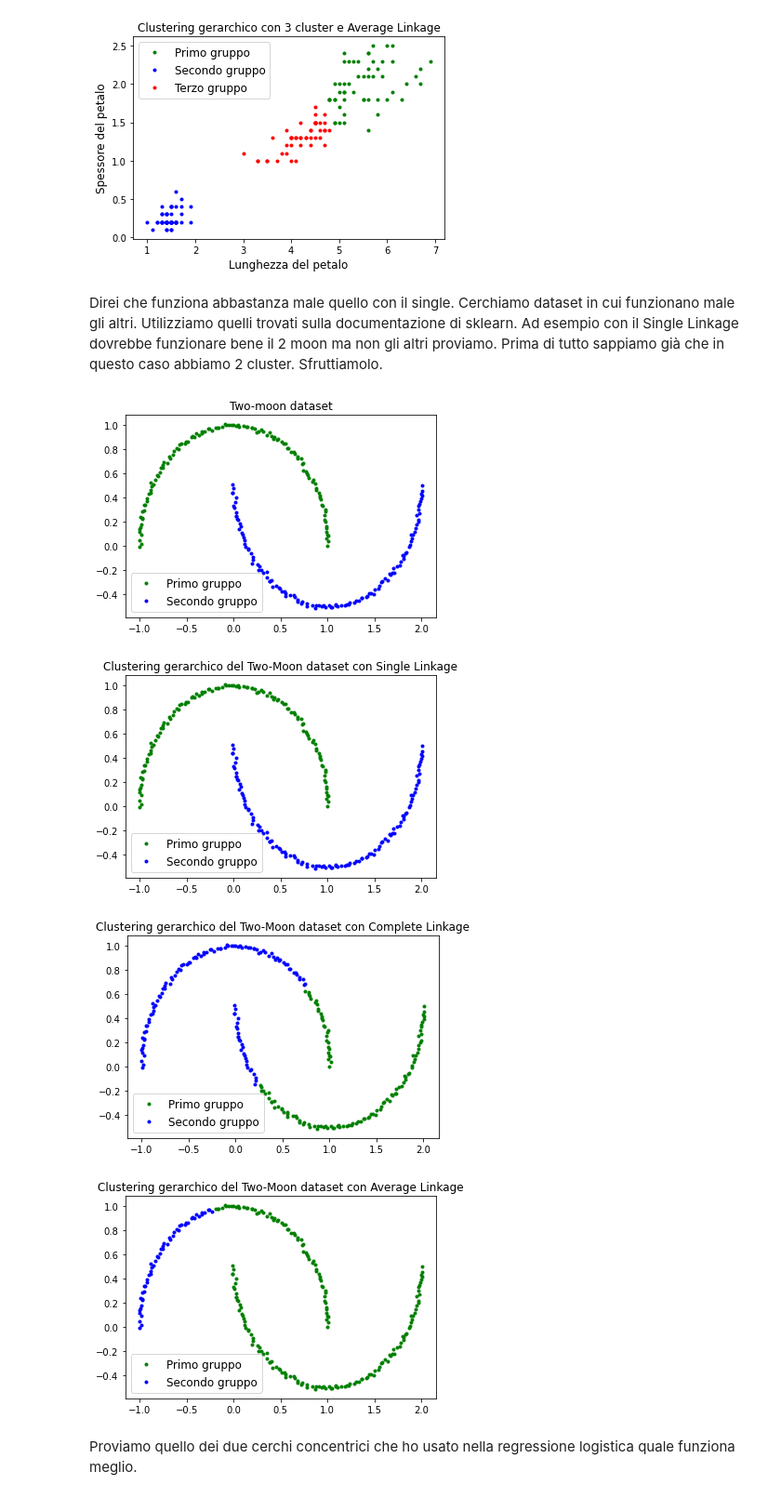
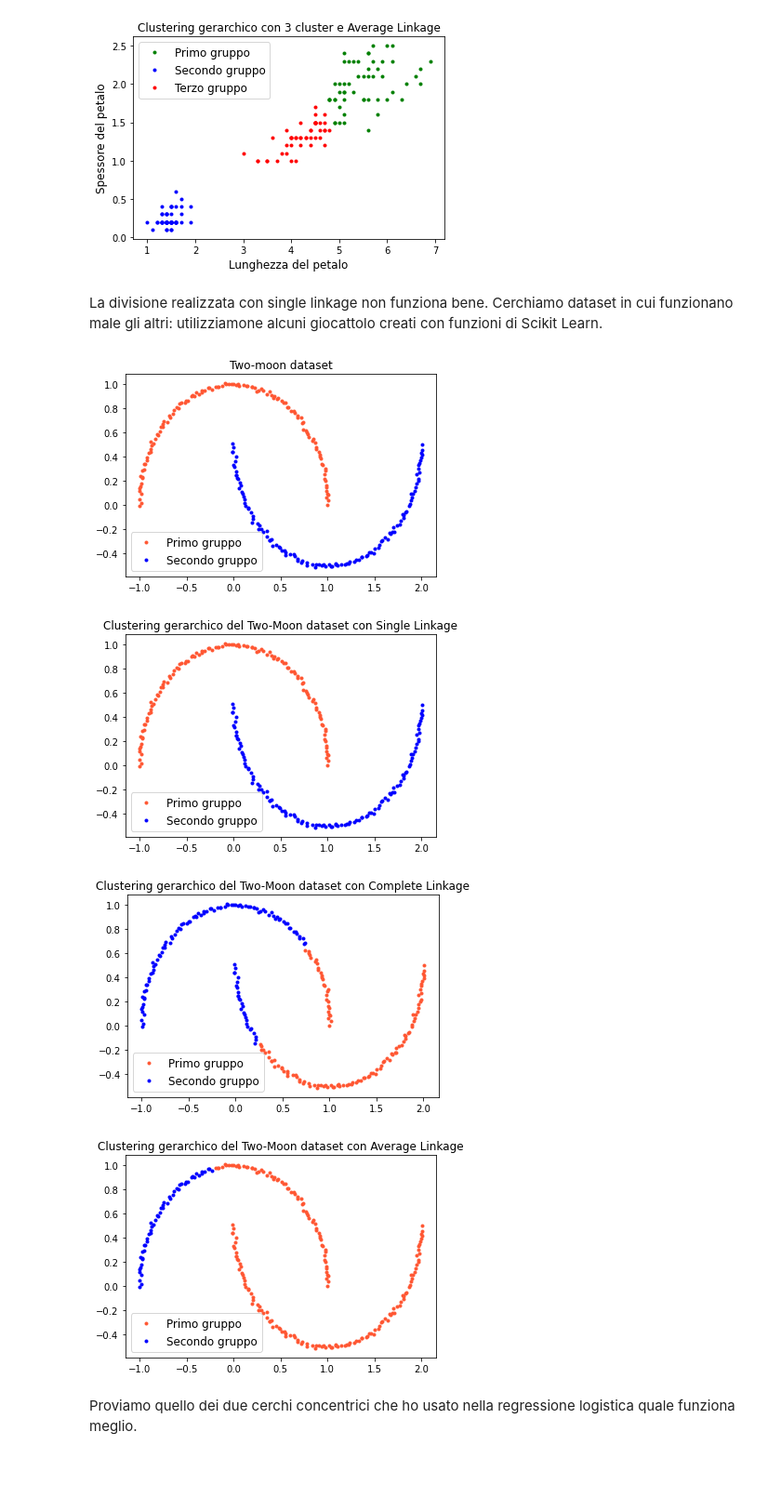
Before and after one commit to dcapelli02/Percorso-di-Eccellenza, a Jupyter notebook: Clustering PEM esempi di implementazione.ipynb, the cells around one changed output. Shown at 93% size. Cells and saved outputs as stored; diff of their text form; code cells hidden in the pictures; blank space fills up the shorter version.

```diff
--- a/Clustering PEM esempi di implementazione.ipynb
+++ b/Clustering PEM esempi di implementazione.ipynb
@@ -360,7 +343,7 @@ plt.show()
 # %% [output]
 [figure]
 # %% [markdown]
-Direi che funziona abbastanza male quello con il single. Cerchiamo dataset in cui funzionano male gli altri. Utilizziamo quelli trovati sulla documentazione di sklearn. Ad esempio con il Single Linkage dovrebbe funzionare bene il 2 moon ma non gli altri proviamo. Prima di tutto sappiamo già che in questo caso abbiamo 2 cluster. Sfruttiamolo.
+La divisione realizzata con single linkage non funziona bene. Cerchiamo dataset in cui funzionano male gli altri: utilizziamone alcuni giocattolo creati con funzioni di Scikit Learn.
 # %%
 from sklearn.datasets import make_moons
 
@@ -369,14 +352,14 @@ X_moon, y_moon = make_moons(n_samples=250, noise=0.01, random_state=0)
 # Visualizzazione grafica del dataset
 plt.figure()
 plt.title("Two-moon dataset")
-plt.plot(X_moon[:, 0][y_moon == 0], X_moon[:, 1][y_moon == 0], "g.", label="Primo gruppo")
+plt.plot(X_moon[:, 0][y_moon == 0], X_moon[:, 1][y_moon == 0], ".", color = '#FF5733', label="Primo gruppo")
 plt.plot(X_moon[:, 0][y_moon == 1], X_moon[:, 1][y_moon == 1], "b.", label="Secondo gruppo")
 #plt.xlabel("Petal length", fontsize=14)
 #plt.ylabel("Petal width", fontsize=14)
 plt.legend(loc="best", fontsize=12)
 plt.show()
 # %% [output]
-[figure, old version]
+[figure, new version]
 # %%
 y_moon_single = AgglomerativeClustering(#distance_threshold = 0,
                                              n_clusters = 2,
@@ -385,14 +368,14 @@ y_moon_single = AgglomerativeClustering(#distance_threshold = 0,
 # Proviamo a visualizzare graficamente come esce
 plt.figure()
 plt.title("Clustering gerarchico del Two-Moon dataset con Single Linkage")
-plt.plot(X_moon[:, 0][y_moon_single == 0], X_moon[:, 1][y_moon_single == 0], "g.", label="Primo gruppo")
+plt.plot(X_moon[:, 0][y_moon_single == 0], X_moon[:, 1][y_moon_single == 0], ".", color = '#FF5733', label="Primo gruppo")
 plt.plot(X_moon[:, 0][y_moon_single == 1], X_moon[:, 1][y_moon_single == 1], "b.", label="Secondo gruppo")
 #plt.xlabel("Petal length", fontsize=14)
 #plt.ylabel("Petal width", fontsize=14)
 plt.legend(loc="best", fontsize=12)
 plt.show()
 # %% [output]
-[figure, old version]
+[figure, new version]
 # %%
 y_moon_comp = AgglomerativeClustering(#distance_threshold = 0,
                                              n_clusters = 2,
@@ -401,30 +384,30 @@ y_moon_comp = AgglomerativeClustering(#distance_threshold = 0,
 # Proviamo a visualizzare graficamente come esce
 plt.figure()
 plt.title("Clustering gerarchico del Two-Moon dataset con Complete Linkage")
-plt.plot(X_moon[:, 0][y_moon_comp == 0], X_moon[:, 1][y_moon_comp == 0], "g.", label="Primo gruppo")
+plt.plot(X_moon[:, 0][y_moon_comp == 0], X_moon[:, 1][y_moon_comp == 0], ".", color = '#FF5733', label="Primo gruppo")
 plt.plot(X_moon[:, 0][y_moon_comp == 1], X_moon[:, 1][y_moon_comp == 1], "b.", label="Secondo gruppo")
 #plt.xlabel("Petal length", fontsize=14)
 #plt.ylabel("Petal width", fontsize=14)
 plt.legend(loc="best", fontsize=12)
 plt.show()
 # %% [output]
-[figure, old version]
+[figure, new version]
 # %%
 y_moon_ave = AgglomerativeClustering(#distance_threshold = 0,
                                              n_clusters = 2,
                                              linkage = "average").fit_predict(X_moon)
 
 # Proviamo a visualizzare graficamente come esce
 plt.figure()
 plt.title("Clustering gerarchico del Two-Moon dataset con Average Linkage")
-plt.plot(X_moon[:, 0][y_moon_ave == 0], X_moon[:, 1][y_moon_ave == 0], "g.", label="Primo gruppo")
+plt.plot(X_moon[:, 0][y_moon_ave == 0], X_moon[:, 1][y_moon_ave == 0], ".", color = '#FF5733', label="Primo gruppo")
 plt.plot(X_moon[:, 0][y_moon_ave == 1], X_moon[:, 1][y_moon_ave == 1], "b.", label="Secondo gruppo")
 #plt.xlabel("Petal length", fontsize=14)
 #plt.ylabel("Petal width", fontsize=14)
 plt.legend(loc="best", fontsize=12)
 plt.show()
 # %% [output]
-[figure, old version]
+[figure, new version]
 # %% [markdown]
 Proviamo quello dei due cerchi concentrici che ho usato nella regressione logistica quale funziona meglio.
 # %%
```
Also changed, not shown: parts of 20 cells of this notebook, 1 other file.
